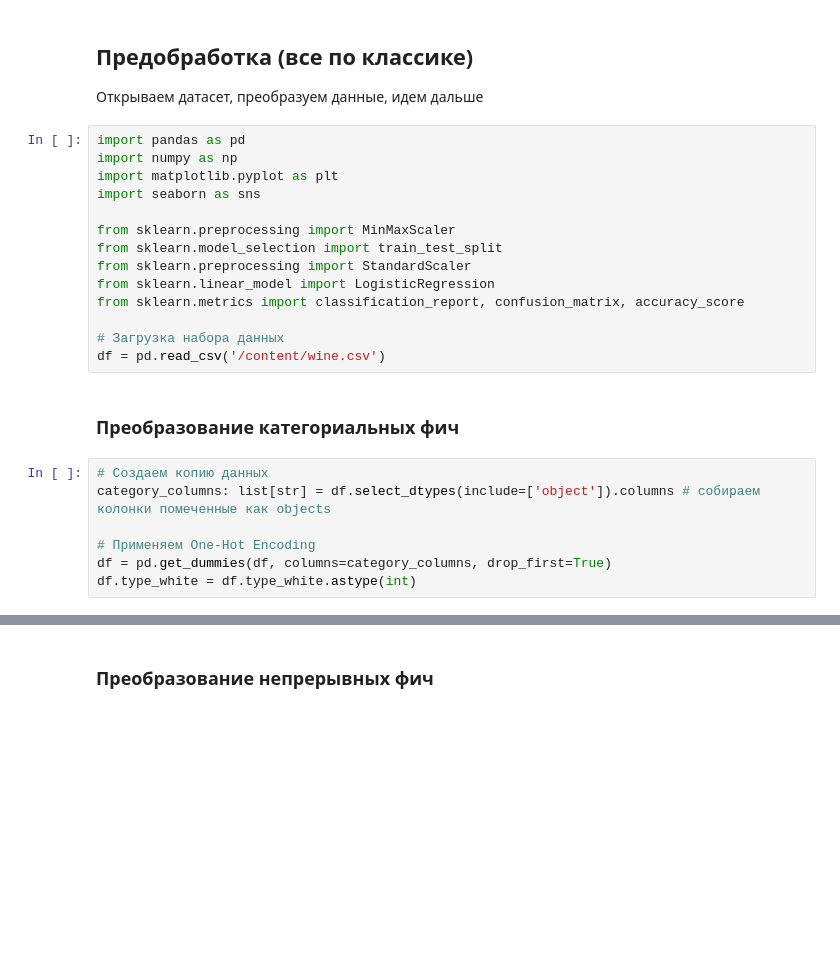
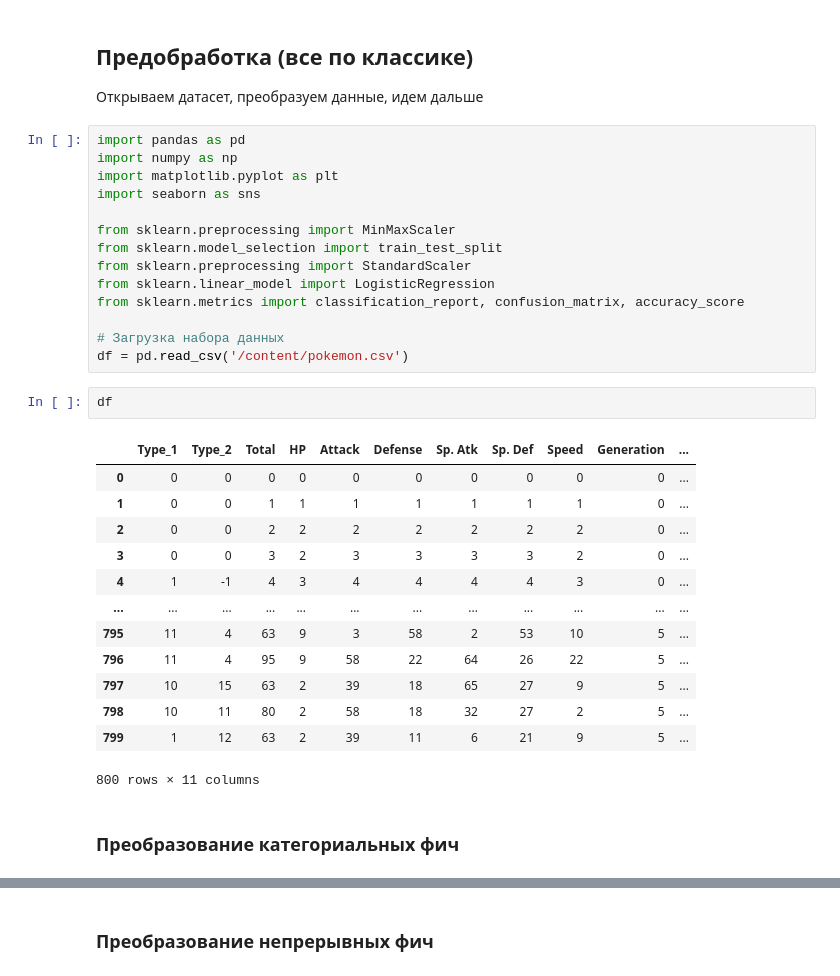
Before and after one commit to SavageGinny/AI-python, a Jupyter notebook: Практика_6_(Кластеризация).ipynb, the cells around one changed output, grey strips where cells are left out. Saved outputs shown, nothing was run; the diff lists cells and outputs as text; blank space fills up the shorter version.

```diff
--- a/Практика_6_(Кластеризация).ipynb
+++ b/Практика_6_(Кластеризация).ipynb
@@ -43,13 +43,22 @@ from sklearn.linear_model import LogisticRegression
 from sklearn.metrics import classification_report, confusion_matrix, accuracy_score
 
 # Загрузка набора данных
-df = pd.read_csv('/content/wine.csv')
+df = pd.read_csv('/content/pokemon.csv')
+# %%
+df
+# %% [output]
+|  | Type_1 | Type_2 | Total | HP | Attack | Defense | Sp. Atk | Sp. Def | Speed | Generation | ... |
+| 0 | 0 | 0 | 0 | 0 | 0 | 0 | 0 | 0 | 0 | 0 | ... |
+| 1 | 0 | 0 | 1 | 1 | 1 | 1 | 1 | 1 | 1 | 0 | ... |
+| 2 | 0 | 0 | 2 | 2 | 2 | 2 | 2 | 2 | 2 | 0 | ... |
+| 3 | 0 | 0 | 3 | 2 | 3 | 3 | 3 | 3 | 2 | 0 | ... |
+| 4 | 1 | -1 | 4 | 3 | 4 | 4 | 4 | 4 | 3 | 0 | ... |
+| ... | ... | ... | ... | ... | ... | ... | ... | ... | ... | ... | ... |
+| 795 | 11 | 4 | 63 | 9 | 3 | 58 | 2 | 53 | 10 | 5 | ... |
+| 796 | 11 | 4 | 95 | 9 | 58 | 22 | 64 | 26 | 22 | 5 | ... |
+| 797 | 10 | 15 | 63 | 2 | 39 | 18 | 65 | 27 | 9 | 5 | ... |
+| 798 | 10 | 11 | 80 | 2 | 58 | 18 | 32 | 27 | 2 | 5 | ... |
+| 799 | 1 | 12 | 63 | 2 | 39 | 11 | 6 | 21 | 9 | 5 | ... |
+800 rows × 11 columns
 # %% [markdown]
 ### Преобразование категориальных фич
-# %%
-# Создаем копию данных
-category_columns: list[str] = df.select_dtypes(include=['object']).columns # собираем колонки помеченные как objects
-
-# Применяем One-Hot Encoding
-df = pd.get_dummies(df, columns=category_columns, drop_first=True)
-df.type_white = df.type_white.astype(int)
```
Also changed, not shown: parts of 25 cells of this notebook.
